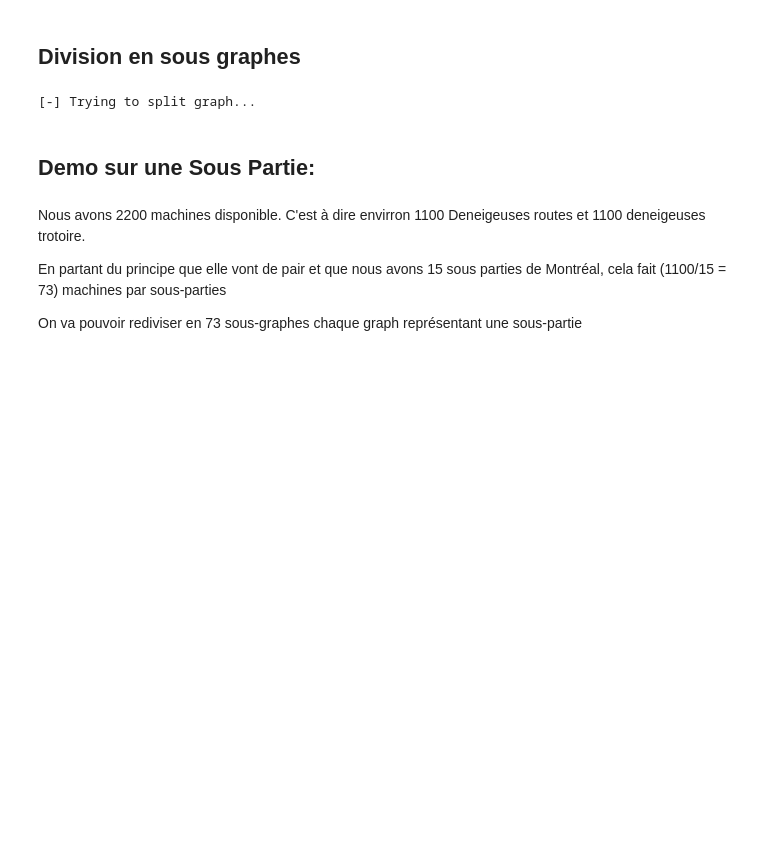
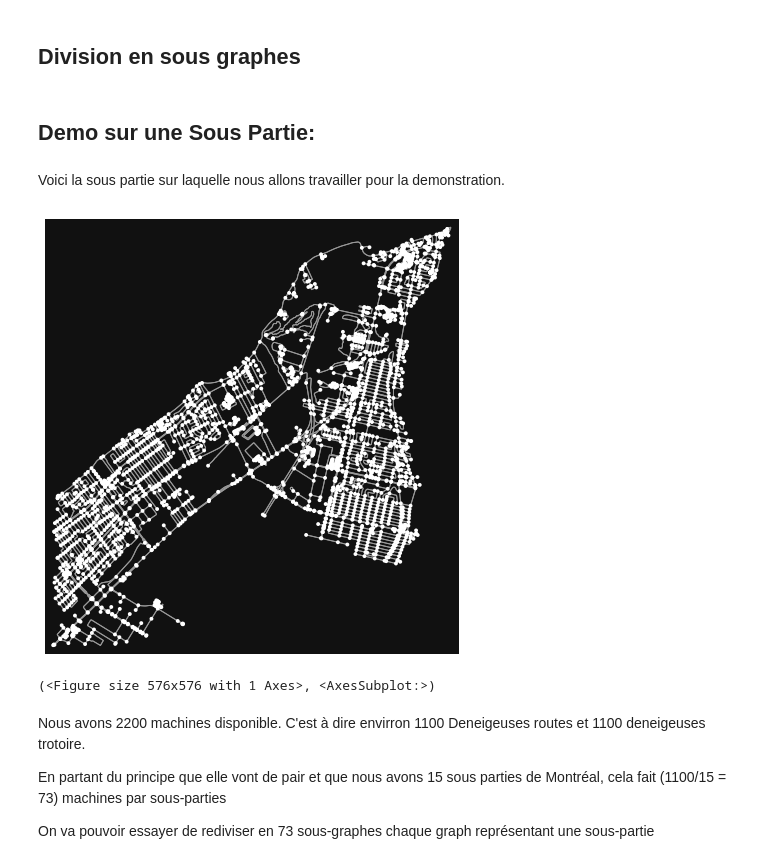
Before and after one commit to CACTUS-APPERO/APERRO, a Jupyter notebook: Application/project_appero_deneigeuses.ipynb, the cells around one changed output. Drawn from its saved outputs; the diff is of its cells as text; code cells hidden in the pictures; blank space fills up the shorter version.

```diff
--- a/Application/project_appero_deneigeuses.ipynb
+++ b/Application/project_appero_deneigeuses.ipynb
@@ -183,8 +183,0 @@ toto = ox.graph_from_place(place, network_type="walk")
-# %%
-#- - - TEST: TO REMOVE
-
-totopito = to_graph_city(toto)
-totopito_graph = to_gnx(totopito)
-(colors,paths) = get_all_path(split_in_n_graph(totopito_graph,23))
-# %% [output]
-[-] Trying to split graph...
@@ -195,5 +184,12 @@ fig, ax = ox.plot_graph_routes(toto, paths, route_colors=colors,route_linewidth=
 # %% [markdown]
 ## Demo sur une Sous Partie:
+# %% [markdown]
+Voici la sous partie sur laquelle nous allons travailler pour la demonstration.
+# %%
+ox.plot_graph(G12)
+# %% [output]
+[figure, added]
+(<Figure size 576x576 with 1 Axes>, <AxesSubplot:>)
 # %%
 g12_city = to_graph_city(G12)
 Gnx12 = to_gnx(g12_city)
@@ -203,4 +199,4 @@ Nous avons 2200 machines disponible. C'est à dire envirron 1100 Deneigeuses rou
 En partant du principe que elle vont de pair et que nous avons 15 sous parties de Montréal, cela fait (1100/15 = 73) machines par sous-parties
 
 
-On va pouvoir rediviser en 73 sous-graphes chaque graph représentant une sous-partie
+On va pouvoir essayer de rediviser en 73 sous-graphes chaque graph représentant une sous-partie
```
Also changed, not shown: parts of 10 cells of this notebook, 6 other files.
